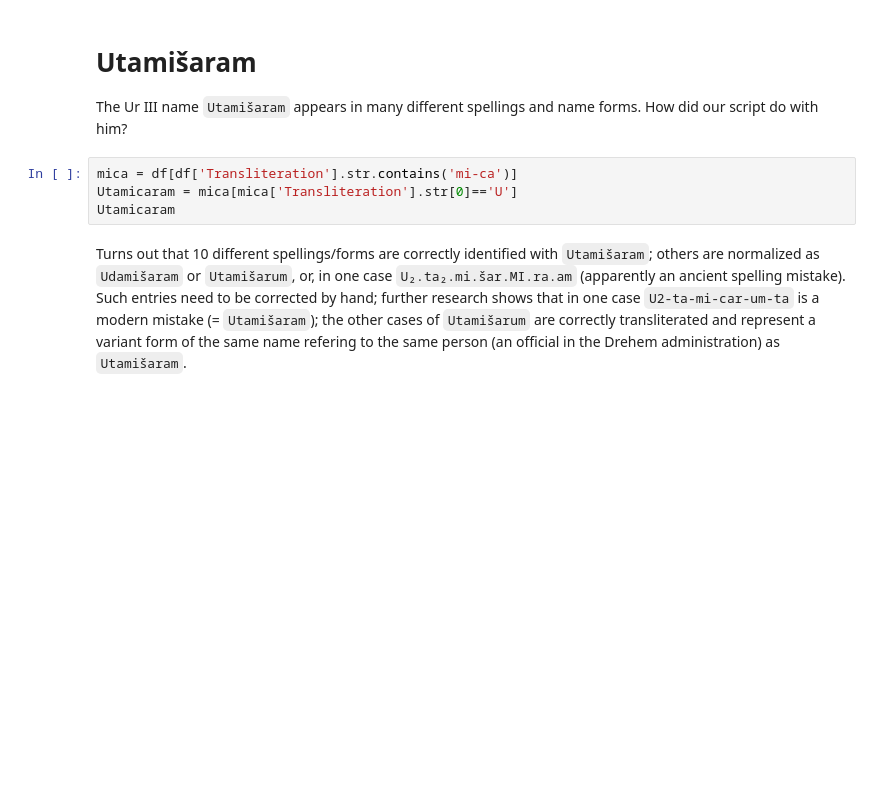
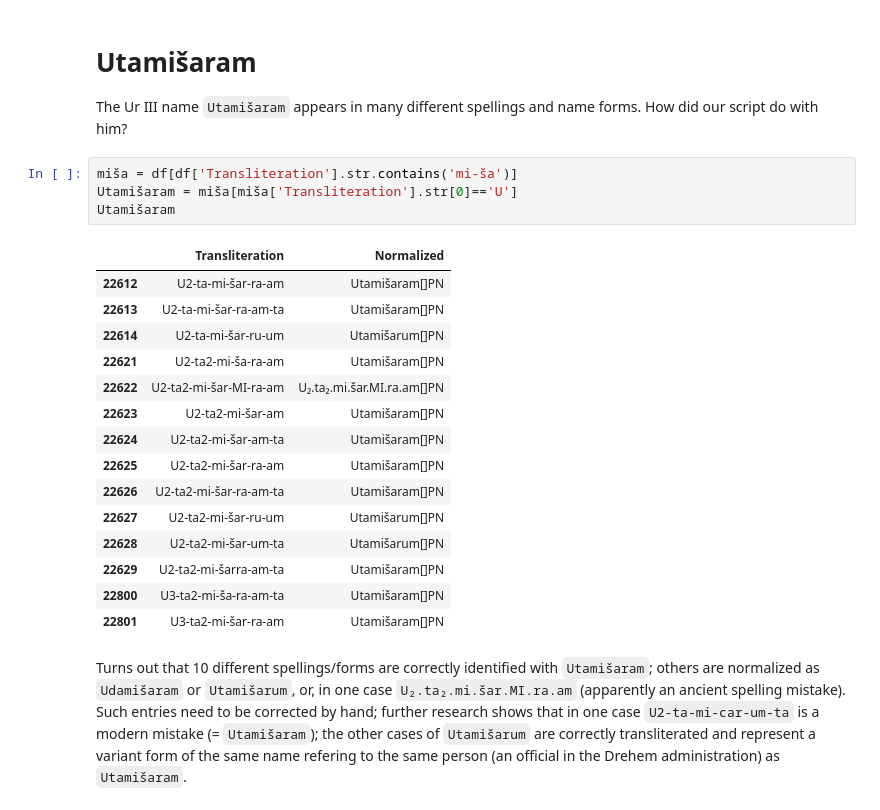
Before and after one commit to niekveldhuis/UrIII-names, a Jupyter notebook: UrIII_name-authority.ipynb, the cells around one changed output. Saved outputs shown, nothing was run; the diff lists cells and outputs as text; blank space fills up the shorter version.

```diff
--- a/UrIII_name-authority.ipynb
+++ b/UrIII_name-authority.ipynb
@@ -359,9 +650,25 @@ print('Name forms not normalized: ' + str(not_normalized))
 # Utamišaram
 The Ur III name `Utamišaram` appears in many different spellings and name forms. How did our script do with him?
 # %%
-mica = df[df['Transliteration'].str.contains('mi-ca')]
-Utamicaram = mica[mica['Transliteration'].str[0]=='U']
-Utamicaram
+miša = df[df['Transliteration'].str.contains('mi-ša')]
+Utamišaram = miša[miša['Transliteration'].str[0]=='U']
+Utamišaram
+# %% [output]
+|  | Transliteration | Normalized |
+| 22612 | U2-ta-mi-šar-ra-am | Utamišaram[]PN |
+| 22613 | U2-ta-mi-šar-ra-am-ta | Utamišaram[]PN |
+| 22614 | U2-ta-mi-šar-ru-um | Utamišarum[]PN |
+| 22621 | U2-ta2-mi-ša-ra-am | Utamišaram[]PN |
+| 22622 | U2-ta2-mi-šar-MI-ra-am | U₂.ta₂.mi.šar.MI.ra.am[]PN |
+| 22623 | U2-ta2-mi-šar-am | Utamišaram[]PN |
+| 22624 | U2-ta2-mi-šar-am-ta | Utamišaram[]PN |
+| 22625 | U2-ta2-mi-šar-ra-am | Utamišaram[]PN |
+| 22626 | U2-ta2-mi-šar-ra-am-ta | Utamišaram[]PN |
+| 22627 | U2-ta2-mi-šar-ru-um | Utamišarum[]PN |
+| 22628 | U2-ta2-mi-šar-um-ta | Utamišarum[]PN |
+| 22629 | U2-ta2-mi-šarra-am-ta | Utamišaram[]PN |
+| 22800 | U3-ta2-mi-ša-ra-am-ta | Utamišaram[]PN |
+| 22801 | U3-ta2-mi-šar-ra-am | Utamišaram[]PN |
 # %% [markdown]
 Turns out that 10 different spellings/forms are correctly identified with `Utamišaram`; others are normalized as `Udamišaram` or `Utamišarum`, or, in one case `U₂.ta₂.mi.šar.MI.ra.am` (apparently an ancient spelling mistake). Such entries need to be corrected by hand; further research shows that in one case `U2-ta-mi-car-um-ta` is a modern mistake (= `Utamišaram`); the other cases of `Utamišarum` are correctly transliterated and represent a variant form of the same name refering to the same person (an official in the Drehem administration) as `Utamišaram`.
 # %% [markdown]
```
Also changed, not shown: parts of 31 cells of this notebook, 1 other file.
